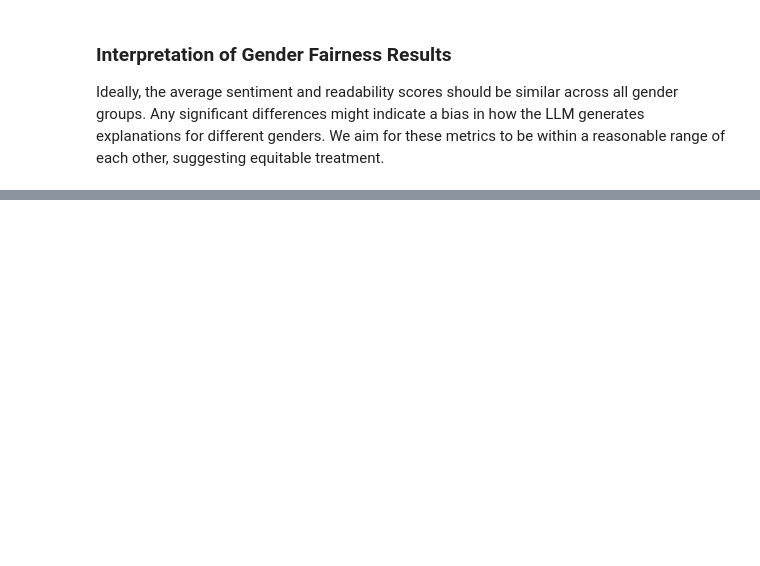
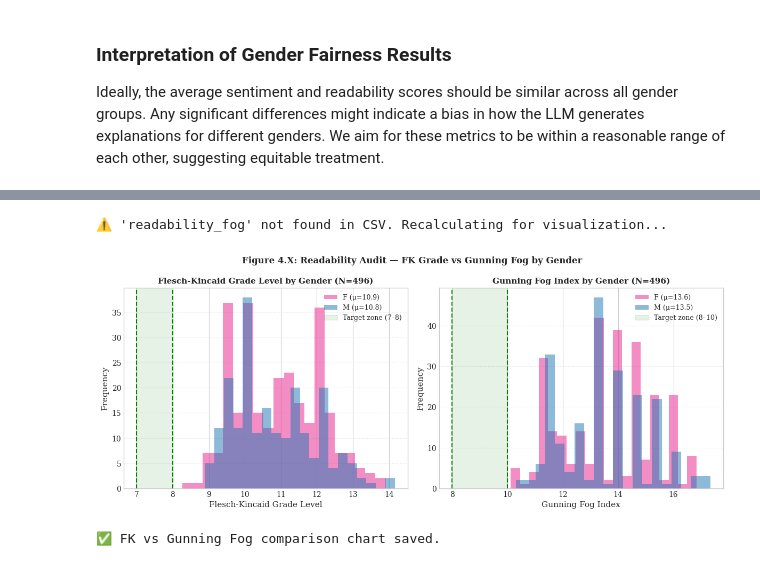
Before and after one commit to hemajuluri/Ethical-and-fairness, a Jupyter notebook: 03_Transition_Layer.ipynb, the cells around one changed output, grey strips where cells are left out. Cells and saved outputs as stored; diff of their text form; code cells hidden in the pictures; blank space fills up the shorter version.

```diff
--- a/03_Transition_Layer.ipynb
+++ b/03_Transition_Layer.ipynb
@@ -1141,0 +1360,48 @@ for metric, row in table_4_7.iterrows():
+# %%
+import matplotlib.pyplot as plt
+import numpy as np
+import pandas as pd
+
+save_path = '/content/drive/MyDrive/Thesis/src/artifacts/'
+output_file = '/content/drive/MyDrive/Thesis/src/artifacts/Final_7k_run/thesis_final_audit_7k.csv'
+
+# Load the latest results for the chart
+df_final = pd.read_csv(output_file)
+
+# Fallback if fog wasn't calculated yet: recalculate it on the fly for the plot
+if 'readability_fog' not in df_final.columns:
+    print("⚠️ 'readability_fog' not found in CSV. Recalculating for visualization...")
+    df_final['readability_fog'] = df_final['generated_letter'].apply(textstat.gunning_fog)
+
+fig, axes = plt.subplots(1, 2, figsize=(12, 5))
+
+for ax, col, label, target_lo, target_hi in zip(
+    axes,
+    ['readability_grade', 'readability_fog'],
+    ['Flesch-Kincaid Grade Level', 'Gunning Fog Index'],
+    [7, 8], [8, 10]
+):
+    for gender, color in [('F', '#e91e8c'), ('M', '#1f77b4')]:
+        vals = df_final[df_final['gender'] == gender][col]
+        ax.hist(vals, bins=20, alpha=0.5, color=color, label=f'{gender} (μ={vals.mean():.1f})')
+
+    # Target zone visualization
+    ax.axvspan(target_lo, target_hi, alpha=0.1, color='green', label=f'Target zone ({target_lo}\u2013{target_hi})')
+    ax.axvline(target_lo, color='green', linestyle='--', lw=1.5)
+    ax.axvline(target_hi, color='green', linestyle='--', lw=1.5)
+
+    ax.set_xlabel(label, fontsize=11)
+    ax.set_ylabel('Frequency', fontsize=11)
+    ax.set_title(f'{label} by Gender (N={len(df_final)})', fontsize=11, fontweight='bold')
+    ax.legend(fontsize=9)
+    ax.grid(axis='y', linestyle=':', alpha=0.5)
+
+plt.suptitle('Figure 4.X: Readability Audit \u2014 FK Grade vs Gunning Fog by Gender', fontsize=12, fontweight='bold')
+plt.tight_layout()
+plt.savefig(f'{save_path}figure_readability_fk_vs_fog.png', dpi=200, bbox_inches='tight')
+plt.show()
+print("\u2705 FK vs Gunning Fog comparison chart saved.")
+# %% [output]
+⚠️ 'readability_fog' not found in CSV. Recalculating for visualization...
+[figure, added]
+✅ FK vs Gunning Fog comparison chart saved.
```
Also changed, not shown: parts of 28 cells of this notebook.
